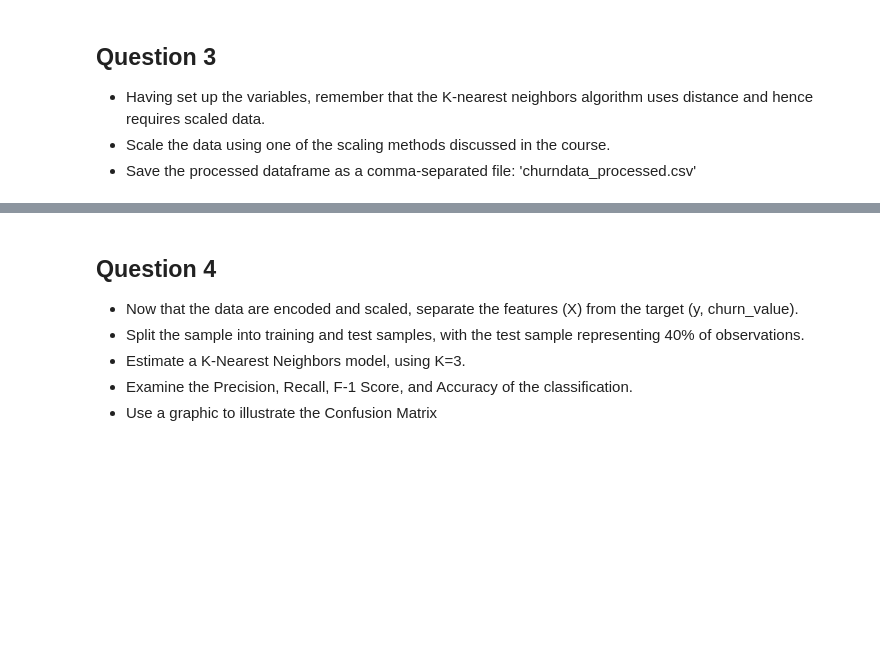
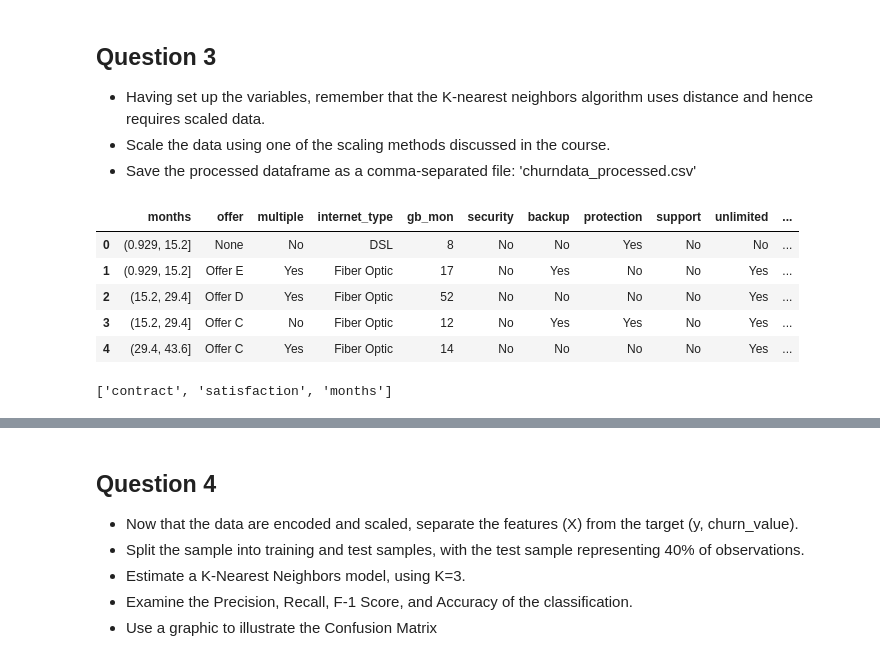
Before and after one commit to HyosikMoon/Coursera, a Jupyter notebook: Machine_Learning/Course3_Supervised_Machine_Learning_Classification/K-Nearest_Neighbor/03b_LAB_KNN.ipynb, the cells around one changed output, grey strips where cells are left out. Saved outputs shown, nothing was run; the diff lists cells and outputs as text; code cells hidden in the pictures; blank space fills up the shorter version.

```diff
--- a/Machine_Learning/Course3_Supervised_Machine_Learning_Classification/K-Nearest_Neighbor/03b_LAB_KNN.ipynb
+++ b/Machine_Learning/Course3_Supervised_Machine_Learning_Classification/K-Nearest_Neighbor/03b_LAB_KNN.ipynb
@@ -106,0 +202,9 @@ from sklearn.preprocessing import LabelBinarizer, LabelEncoder, OrdinalEncoder
+# %%
+df.head() # categorical, ordinal, numeric, binary variables -> make same sacle
+# %% [output]
+|  | months | offer | multiple | internet_type | gb_mon | security | backup | protection | support | unlimited | ... |
+| 0 | (0.929, 15.2] | None | No | DSL | 8 | No | No | Yes | No | No | ... |
+| 1 | (0.929, 15.2] | Offer E | Yes | Fiber Optic | 17 | No | Yes | No | No | Yes | ... |
+| 2 | (15.2, 29.4] | Offer D | Yes | Fiber Optic | 52 | No | No | No | No | Yes | ... |
+| 3 | (15.2, 29.4] | Offer C | No | Fiber Optic | 12 | No | Yes | Yes | No | Yes | ... |
+| 4 | (29.4, 43.6] | Offer C | Yes | Fiber Optic | 14 | No | No | No | No | Yes | ... |
@@ -128,3 +242,7 @@ for column in [ordinal_variables + numeric_variables]:
     df[column] = mm.fit_transform(df[column])
 # %%
 round(df.describe().T, 3)
+# %%
+ordinal_variables
+# %% [output]
+['contract', 'satisfaction', 'months']
```
Also changed, not shown: parts of 27 cells of this notebook, 4 other files.
